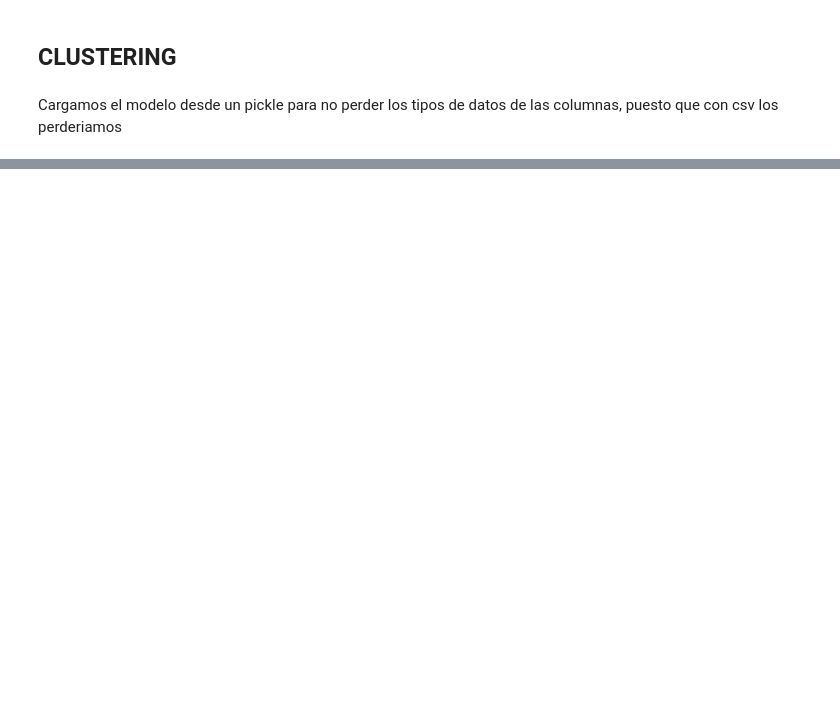
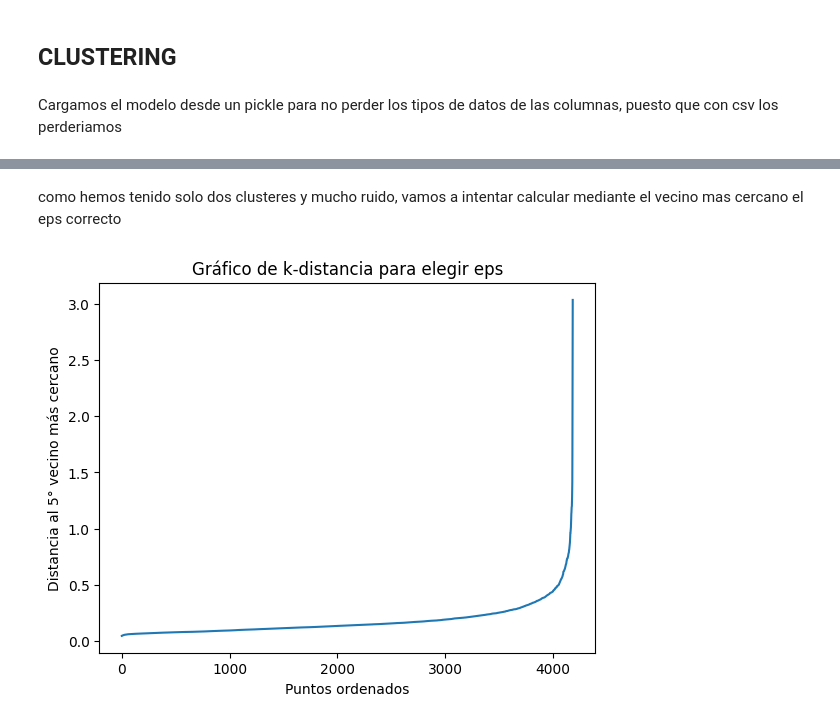
Before and after one commit to Thepelican18/Master_AI_group_activity_1, a Jupyter notebook: model_testing(CLUSTERING).ipynb, the cells around one changed output, grey strips where cells are left out. Drawn from its saved outputs; the diff is of its cells as text; code cells hidden in the pictures; blank space fills up the shorter version.

```diff
--- a/model_testing(CLUSTERING).ipynb
+++ b/model_testing(CLUSTERING).ipynb
@@ -232,0 +56,19 @@ En esta caso se ha obviado los paises, siendo ese el caso, igual mantener el cam
+# %% [markdown]
+como hemos tenido solo dos clusteres y mucho ruido, vamos a intentar calcular mediante el vecino mas cercano el eps correcto
+# %%
+from sklearn.neighbors import NearestNeighbors
+import numpy as np
+import matplotlib.pyplot as plt
+
+neighbors = NearestNeighbors(n_neighbors=10)
+neighbors_fit = neighbors.fit(X)
+distances, indices = neighbors_fit.kneighbors(X)
+
+distances = np.sort(distances[:, 9])
+plt.plot(distances)
+plt.ylabel('Distancia al 5° vecino más cercano')
+plt.xlabel('Puntos ordenados')
+plt.title('Gráfico de k-distancia para elegir eps')
+plt.show()
+# %% [output]
+[figure, added]
```
Also changed, not shown: parts of 38 cells of this notebook, 3 other files.
